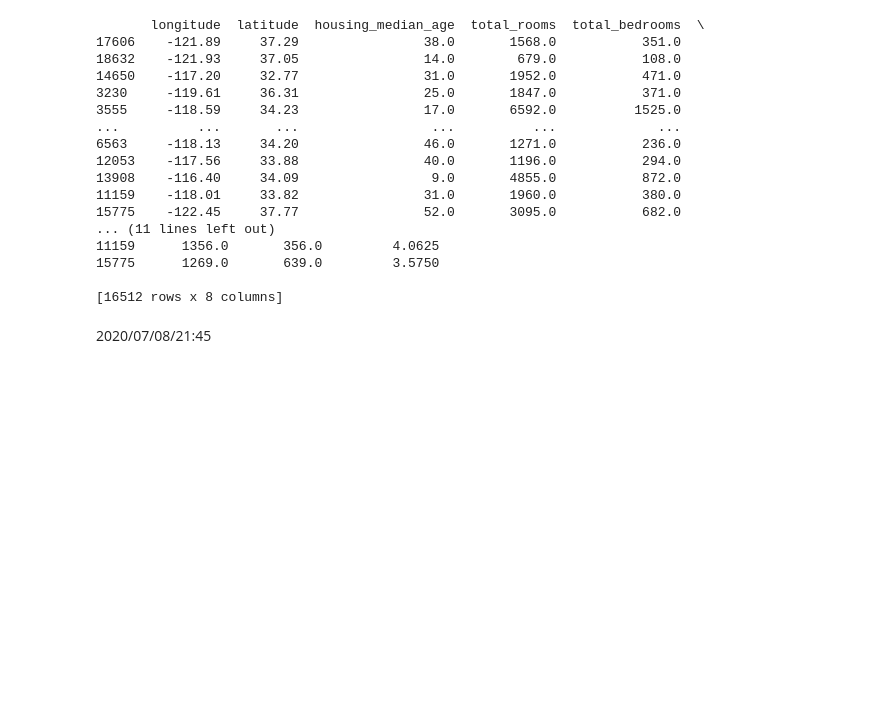
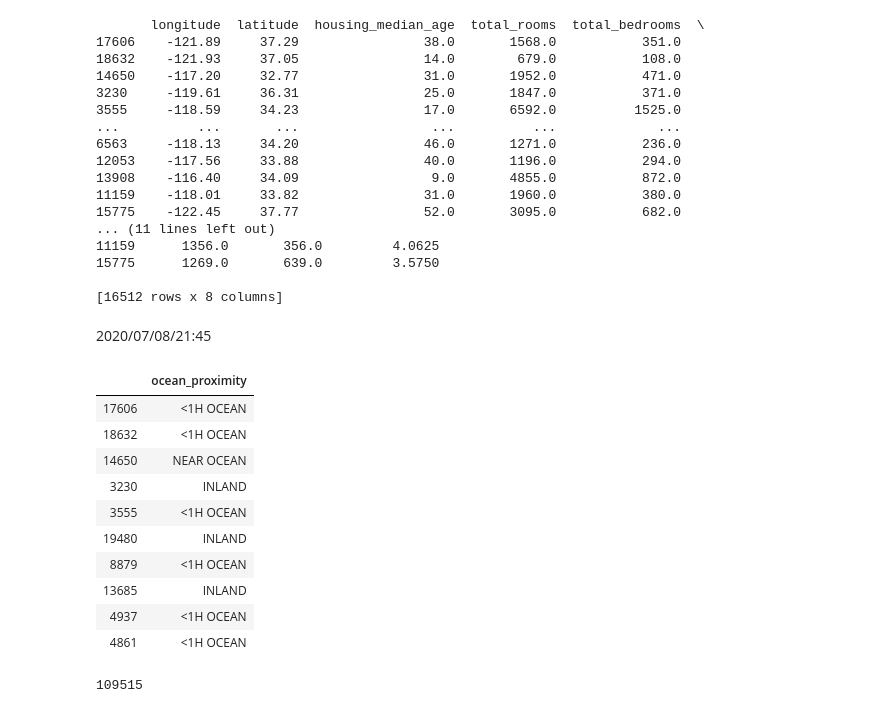
Before and after one commit to samuel0325/ML, a Jupyter notebook: example2.ipynb, the cells around one changed output. Cells and saved outputs as stored; diff of their text form; code cells hidden in the pictures; blank space fills up the shorter version.

```diff
--- a/example2.ipynb
+++ b/example2.ipynb
@@ -494,0 +505,18 @@ print(housing_tr)
+# %%
+housing_cat.head(10)
+# %% [output]
+|  | ocean_proximity |
+| 17606 | <1H OCEAN |
+| 18632 | <1H OCEAN |
+| 14650 | NEAR OCEAN |
+| 3230 | INLAND |
+| 3555 | <1H OCEAN |
+| 19480 | INLAND |
+| 8879 | <1H OCEAN |
+| 13685 | INLAND |
+| 4937 | <1H OCEAN |
+| 4861 | <1H OCEAN |
+# %%
+17606+18632+14650+3230+3555+19480+8879+13685+4937+4861
+# %% [output]
+109515
```
Also changed, not shown: parts of 25 cells of this notebook.
